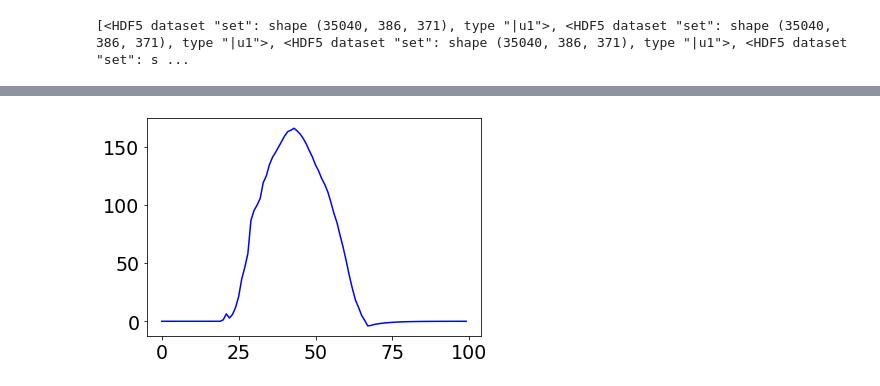
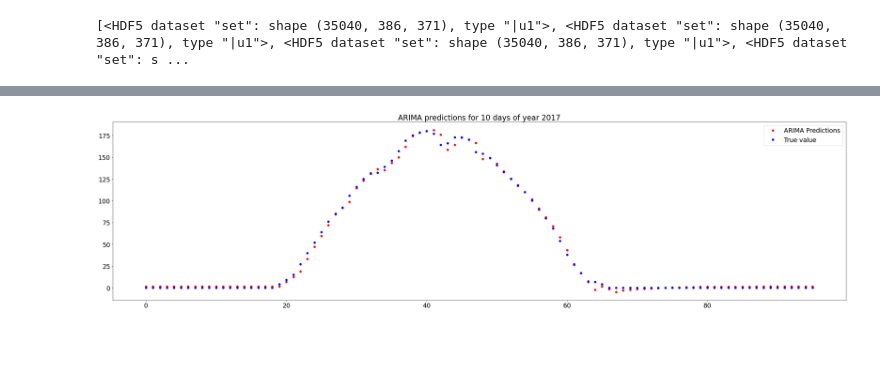
Before and after one commit to marcoboucas/irradiance, a Jupyter notebook: notebooks/time_series_forecasting.ipynb, the cells around one changed output, grey strips where cells are left out. Cells and saved outputs as stored; diff of their text form; code cells hidden in the pictures; blank space fills up the shorter version.

```diff
--- a/notebooks/time_series_forecasting.ipynb
+++ b/notebooks/time_series_forecasting.ipynb
@@ -104,6 +173,11 @@ plt.show();
-# %%
-# plot one day for this coordinate
-plt.plot(y_pred[0:100], color='blue', label = 'ARIMA Predictions')
-plt.show()
-# %% [output]
-[figure, removed]
+# %%
+# Zoom over one day
+
+plt.figure(figsize=(40,10))
+plt.plot(predictions[96:192],'o', color='Red', label = 'ARIMA Predictions')
+plt.plot(test[96:192],'o', color= "Blue", label = "True value")
+plt.legend()
+plt.title('ARIMA predictions for 10 days of year 2017')
+plt.show()
+# %% [output]
+[figure, added]
```
Also changed, not shown: parts of 16 cells of this notebook.
